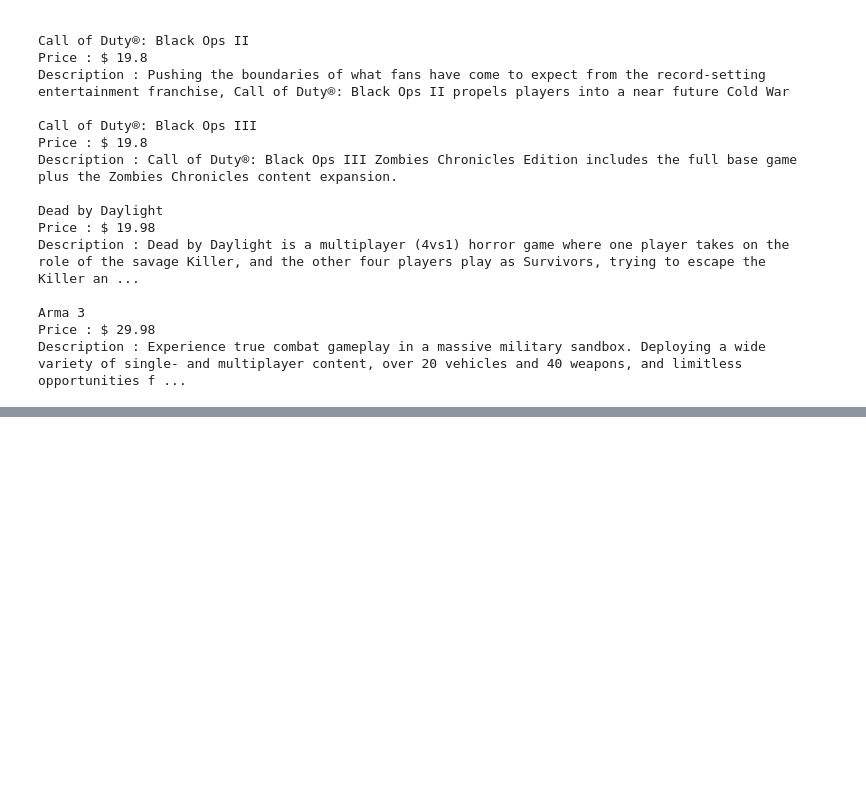
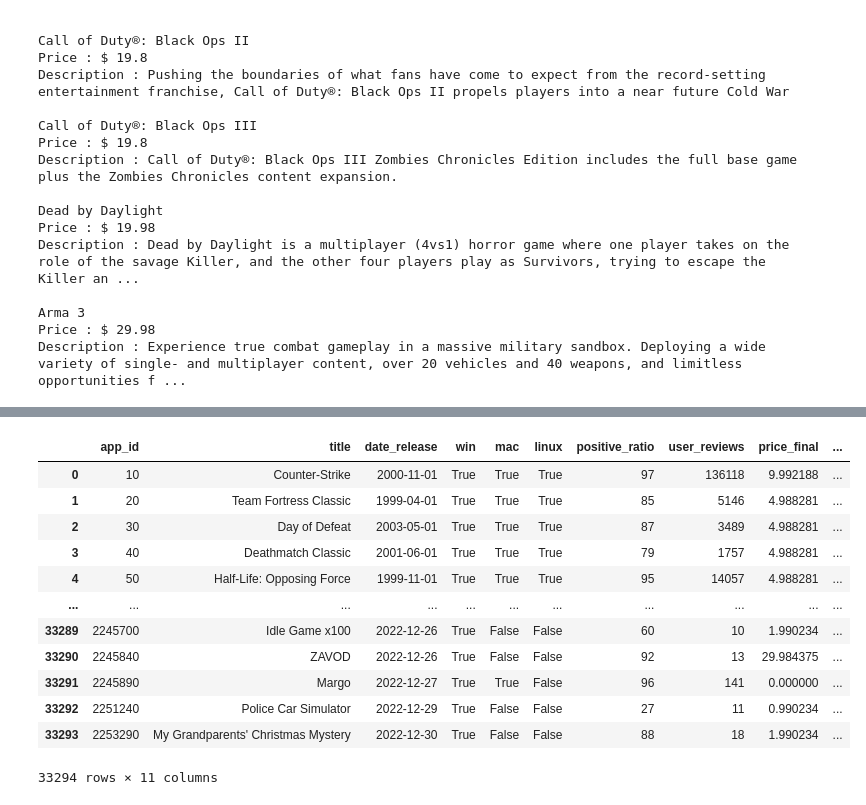
Before and after one commit to Aditya5205/ML-Project-Game-Recommendation, a Jupyter notebook: ml_1.ipynb, the cells around one changed output, grey strips where cells are left out. Cells and saved outputs as stored; diff of their text form; code cells hidden in the pictures; blank space fills up the shorter version.

```diff
--- a/ml_1.ipynb
+++ b/ml_1.ipynb
@@ -672,0 +719,2 @@ Description : Experience true combat gameplay in a massive military sandbox. Dep
+# %%
+unique_game_ids = list(unique_item_ids)
@@ -672,0 +741,22 @@ Description : Experience true combat gameplay in a massive military sandbox. Dep
+# %%
+collaborative_df_all = pd.DataFrame()
+for game_id in unique_game_ids:
+    row = content_based_df_all[content_based_df_all['app_id'] == game_id]
+
+    collaborative_df_all = pd.concat([collaborative_df_all, pd.DataFrame(row)], ignore_index=True)
+# %%
+collaborative_df_all
+# %% [output]
+|  | app_id | title | date_release | win | mac | linux | positive_ratio | user_reviews | price_final | ... |
+| 0 | 10 | Counter-Strike | 2000-11-01 | True | True | True | 97 | 136118 | 9.992188 | ... |
+| 1 | 20 | Team Fortress Classic | 1999-04-01 | True | True | True | 85 | 5146 | 4.988281 | ... |
+| 2 | 30 | Day of Defeat | 2003-05-01 | True | True | True | 87 | 3489 | 4.988281 | ... |
+| 3 | 40 | Deathmatch Classic | 2001-06-01 | True | True | True | 79 | 1757 | 4.988281 | ... |
+| 4 | 50 | Half-Life: Opposing Force | 1999-11-01 | True | True | True | 95 | 14057 | 4.988281 | ... |
+| ... | ... | ... | ... | ... | ... | ... | ... | ... | ... | ... |
+| 33289 | 2245700 | Idle Game x100 | 2022-12-26 | True | False | False | 60 | 10 | 1.990234 | ... |
+| 33290 | 2245840 | ZAVOD | 2022-12-26 | True | False | False | 92 | 13 | 29.984375 | ... |
+| 33291 | 2245890 | Margo | 2022-12-27 | True | True | False | 96 | 141 | 0.000000 | ... |
+| 33292 | 2251240 | Police Car Simulator | 2022-12-29 | True | False | False | 27 | 11 | 0.990234 | ... |
+| 33293 | 2253290 | My Grandparents' Christmas Mystery | 2022-12-30 | True | False | False | 88 | 18 | 1.990234 | ... |
+33294 rows × 11 columns
```
Also changed, not shown: parts of 75 cells of this notebook.
